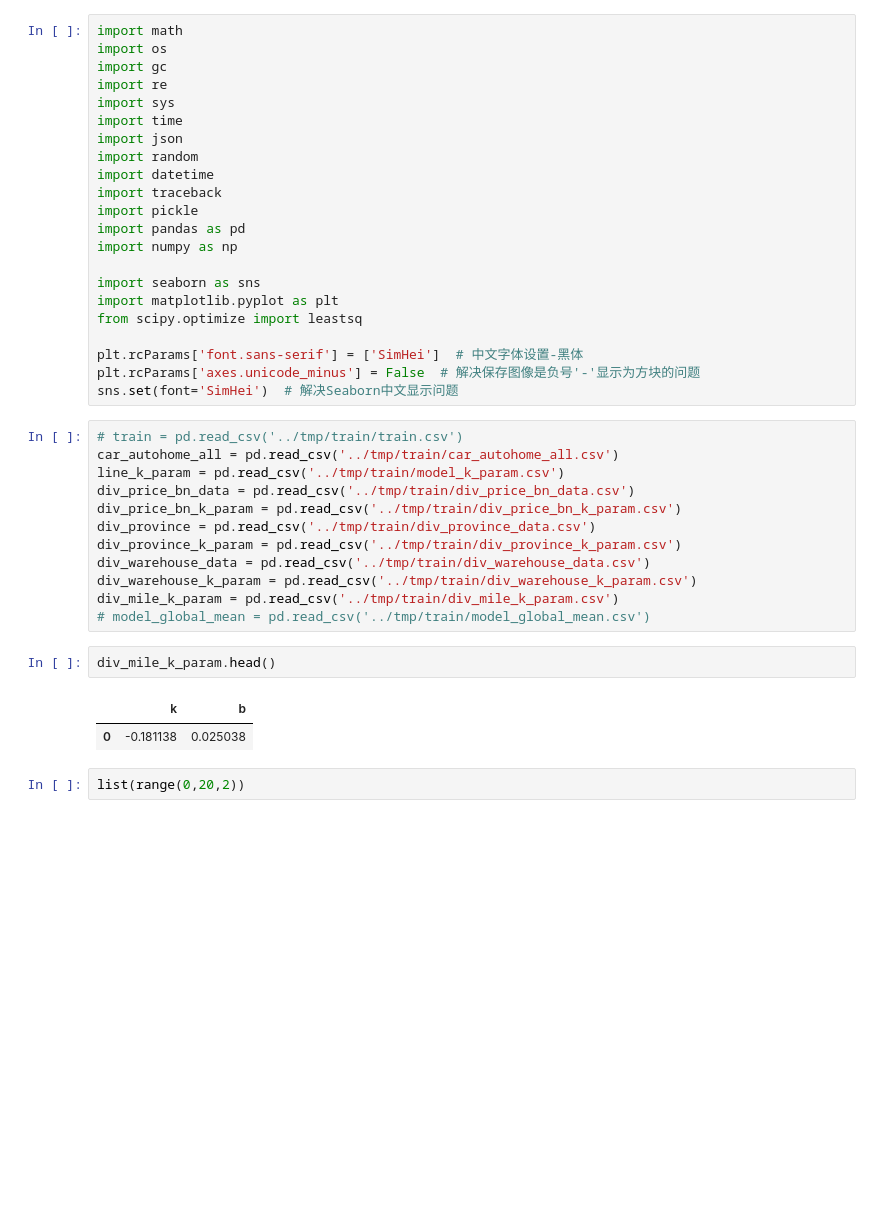
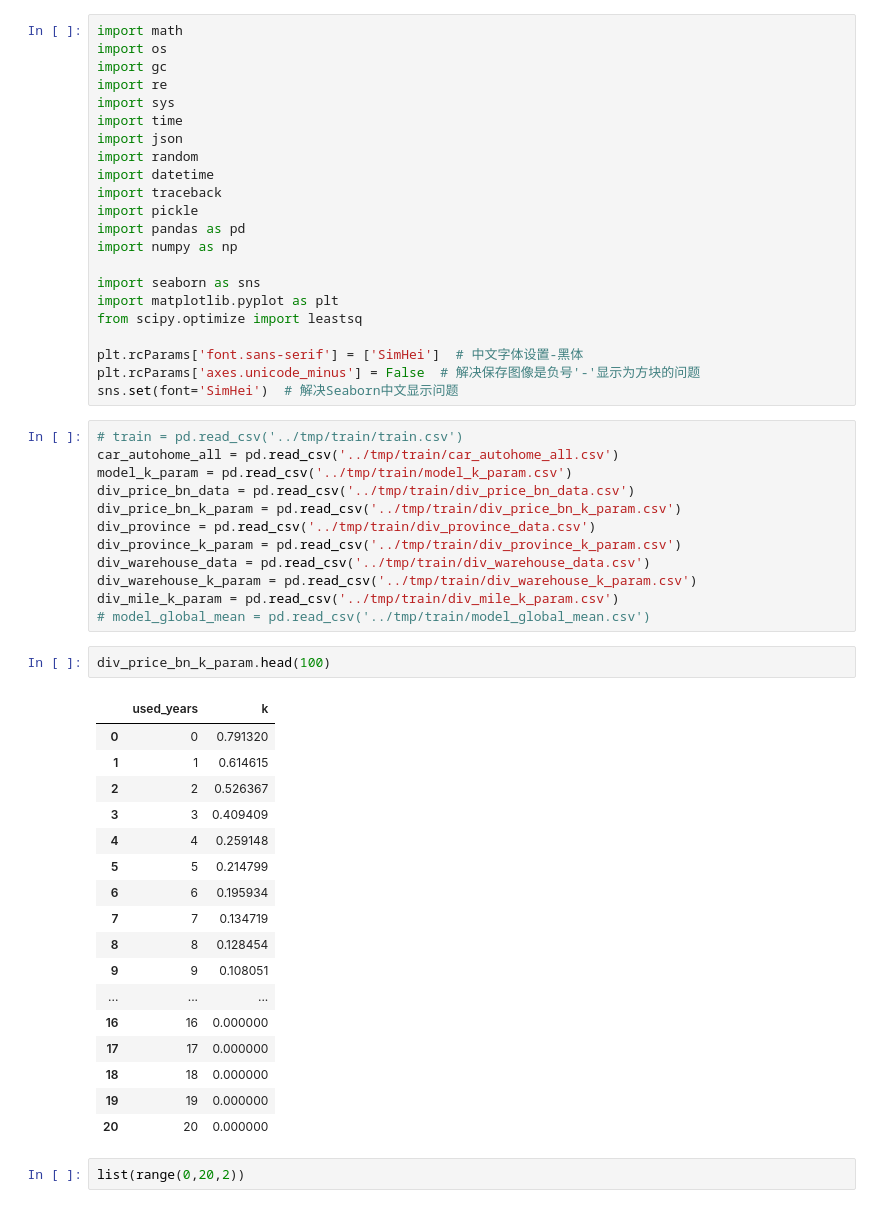
Before and after one commit to dj-lei/evaluation-predict, a Jupyter notebook: explore/analyze_display.ipynb, the cells around one changed output. Saved outputs shown, nothing was run; the diff lists cells and outputs as text; blank space fills up the shorter version.

```diff
--- a/explore/analyze_display.ipynb
+++ b/explore/analyze_display.ipynb
@@ -23,7 +23,7 @@ sns.set(font='SimHei')  # 解决Seaborn中文显示问题
 # %%
 # train = pd.read_csv('../tmp/train/train.csv')
 car_autohome_all = pd.read_csv('../tmp/train/car_autohome_all.csv')
-line_k_param = pd.read_csv('../tmp/train/model_k_param.csv')
+model_k_param = pd.read_csv('../tmp/train/model_k_param.csv')
 div_price_bn_data = pd.read_csv('../tmp/train/div_price_bn_data.csv')
 div_price_bn_k_param = pd.read_csv('../tmp/train/div_price_bn_k_param.csv')
 div_province = pd.read_csv('../tmp/train/div_province_data.csv')
@@ -32,11 +32,26 @@ div_warehouse_data = pd.read_csv('../tmp/train/div_warehouse_data.csv')
 div_warehouse_k_param = pd.read_csv('../tmp/train/div_warehouse_k_param.csv')
 div_mile_k_param = pd.read_csv('../tmp/train/div_mile_k_param.csv')
 # model_global_mean = pd.read_csv('../tmp/train/model_global_mean.csv')
-# %%
-div_mile_k_param.head()
-# %% [output]
-|  | k | b |
-| 0 | -0.181138 | 0.025038 |
+# %%
+div_price_bn_k_param.head(100)
+# %% [output]
+|  | used_years | k |
+| 0 | 0 | 0.791320 |
+| 1 | 1 | 0.614615 |
+| 2 | 2 | 0.526367 |
+| 3 | 3 | 0.409409 |
+| 4 | 4 | 0.259148 |
+| 5 | 5 | 0.214799 |
+| 6 | 6 | 0.195934 |
+| 7 | 7 | 0.134719 |
+| 8 | 8 | 0.128454 |
+| 9 | 9 | 0.108051 |
+| ... | ... | ... |
+| 16 | 16 | 0.000000 |
+| 17 | 17 | 0.000000 |
+| 18 | 18 | 0.000000 |
+| 19 | 19 | 0.000000 |
+| 20 | 20 | 0.000000 |
 # %%
 list(range(0,20,2))
 # %% [output]
```
Also changed, not shown: 1 other file.
